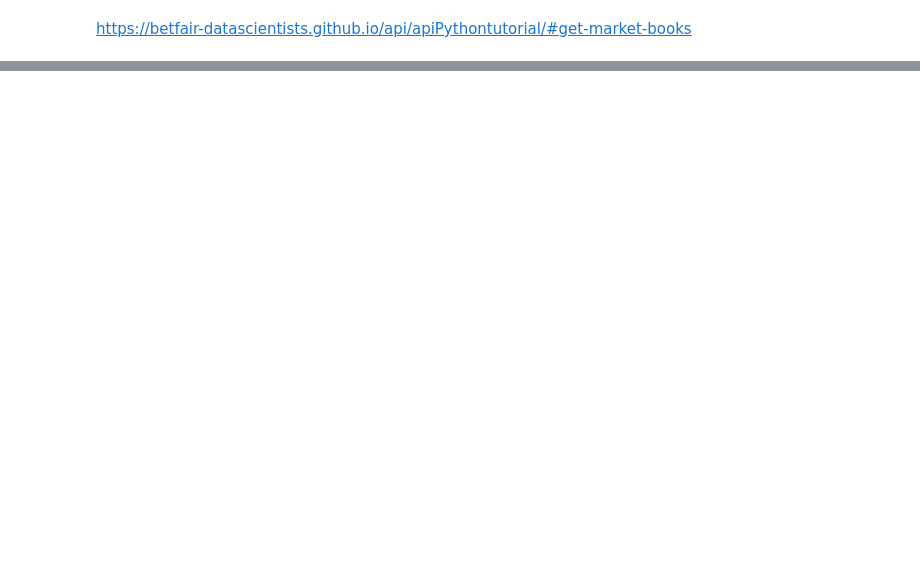
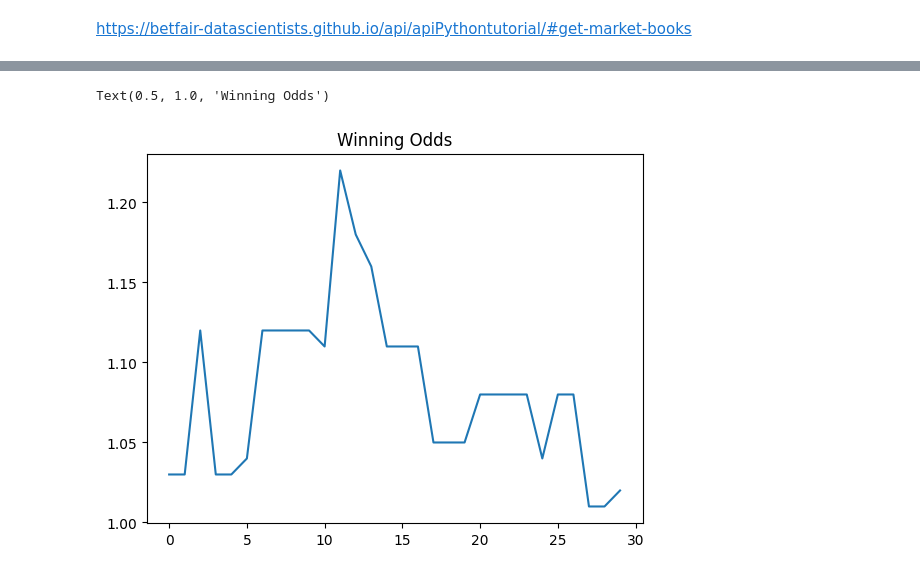
Before and after one commit to fclarke1/betfair_bot, a Jupyter notebook: scripts/betfairlightweight.ipynb, the cells around one changed output, grey strips where cells are left out. Cells and saved outputs as stored; diff of their text form; code cells hidden in the pictures; blank space fills up the shorter version.

```diff
--- a/scripts/betfairlightweight.ipynb
+++ b/scripts/betfairlightweight.ipynb
@@ -205,0 +177,6 @@ AttributeError: 'Betting' object has no attribute 'get_market_book'
+# %%
+# example of extracting a single odd from the market
+market_book = market_books[0]
+runner = market_book.runners[0]
+
+runner.last_price_traded
@@ -205,0 +224,4 @@ AttributeError: 'Betting' object has no attribute 'get_market_book'
+# %%
+# print the details on the market using function
+results_market, results_runners = get_market_price(market_ids)
+results_market
@@ -205,0 +231,30 @@ AttributeError: 'Betting' object has no attribute 'get_market_book'
+# %%
+# Bring it all together to create a regular check of the markets and save results
+
+total_mins = 2  # how long to continually check the market
+refresh_rate = 30  # seconds between data collection
+market_ids = market_ids  # what markets to investigate
+is_print_update = True   # print update for each refresh
+
+nb_loops = int(total_mins * 60 / refresh_rate)  # number of times we request and update from API
+
+# check dataframes exist, if they don't create new ones
+# we do this to ensure we don't overwrite previously recorded data if already run this jupyter cell
+try:
+    data_markets
+except NameError:
+    data_markets = pd.DataFrame(columns=['market_id', 'inplay', 'status', 'total_matched', 'date'])
+    data_runners = pd.DataFrame(columns=['market_id', 'selection_id', 'status', 'last_price_traded', 'total_matched', 'date'])
+
+# run the loop for total_mins and keep adding to DataFrame
+for loop in np.arange(nb_loops):
+    results_markets, results_runners = get_market_price(market_ids=market_ids)
+
+    data_markets = pd.concat([data_markets, results_markets])
+    data_runners = pd.concat([data_runners, results_runners])
+
+    if is_print_update:
+        print(f'collected data')
+        print(data_runners)
+
+    time.sleep(refresh_rate)
@@ -205,0 +270,7 @@ AttributeError: 'Betting' object has no attribute 'get_market_book'
+# %%
+# visualise results
+plt.plot(data_runners[data_runners['selection_id']==8876198]['last_price_traded'].reset_index(drop=True))
+plt.title('Winning Odds')
+# %% [output]
+Text(0.5, 1.0, 'Winning Odds')
+[figure, added]
```
Also changed, not shown: parts of 15 cells of this notebook, 5 other files.
